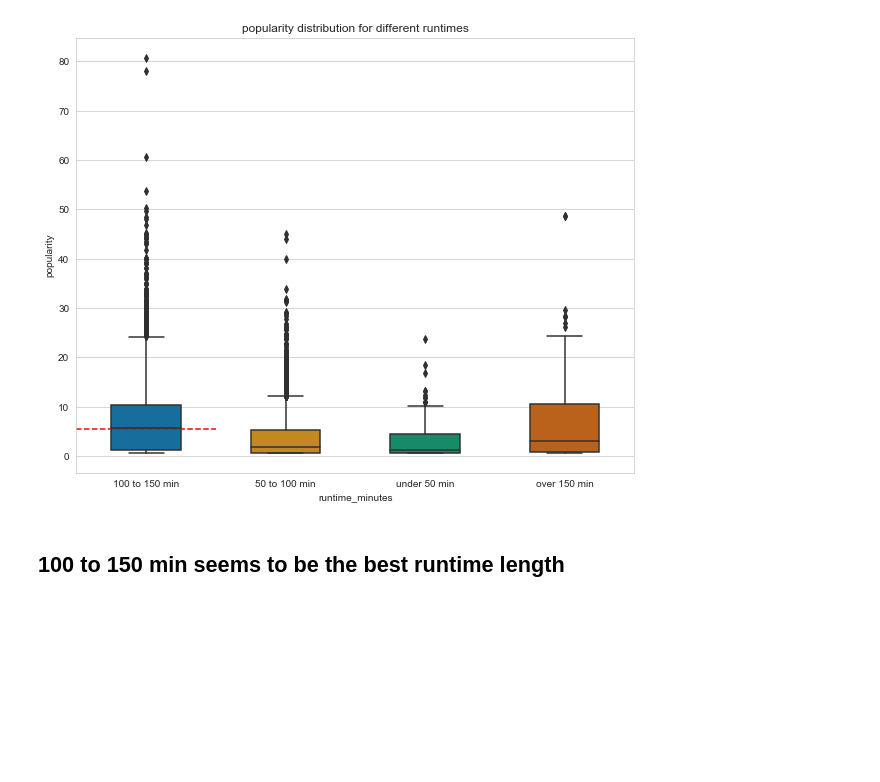
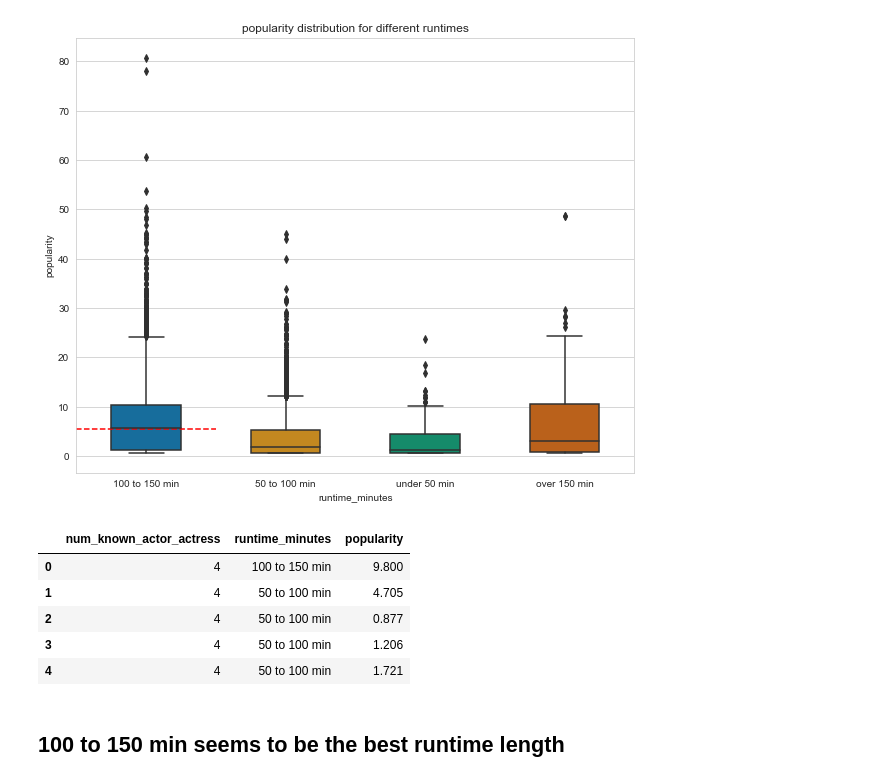
Before and after one commit to mzhou356/dc_ds_06_03_mod1_project, a Jupyter notebook: Mod1 NonTechnical Jupyter NoteBook.ipynb, the cells around one changed output. Drawn from its saved outputs; the diff is of its cells as text; code cells hidden in the pictures; blank space fills up the shorter version.

```diff
--- a/Mod1 NonTechnical Jupyter NoteBook.ipynb
+++ b/Mod1 NonTechnical Jupyter NoteBook.ipynb
@@ -146,6 +166,16 @@ plt.hlines(y=5.5, xmin=-0.5, xmax=0.5, linestyle='--', color='red')
 plt.show()
 # %% [output]
 [figure]
+# %%
+# third dataframe wrangled for study performers and runtime
+performer_popularity.head()
+# %% [output]
+|  | num_known_actor_actress | runtime_minutes | popularity |
+| 0 | 4 | 100 to 150 min | 9.800 |
+| 1 | 4 | 50 to 100 min | 4.705 |
+| 2 | 4 | 50 to 100 min | 0.877 |
+| 3 | 4 | 50 to 100 min | 1.206 |
+| 4 | 4 | 50 to 100 min | 1.721 |
 # %% [markdown]
 ## 100 to 150 min seems to be the best runtime length
 # %% [markdown]
```
Also changed, not shown: parts of 4 cells of this notebook.
